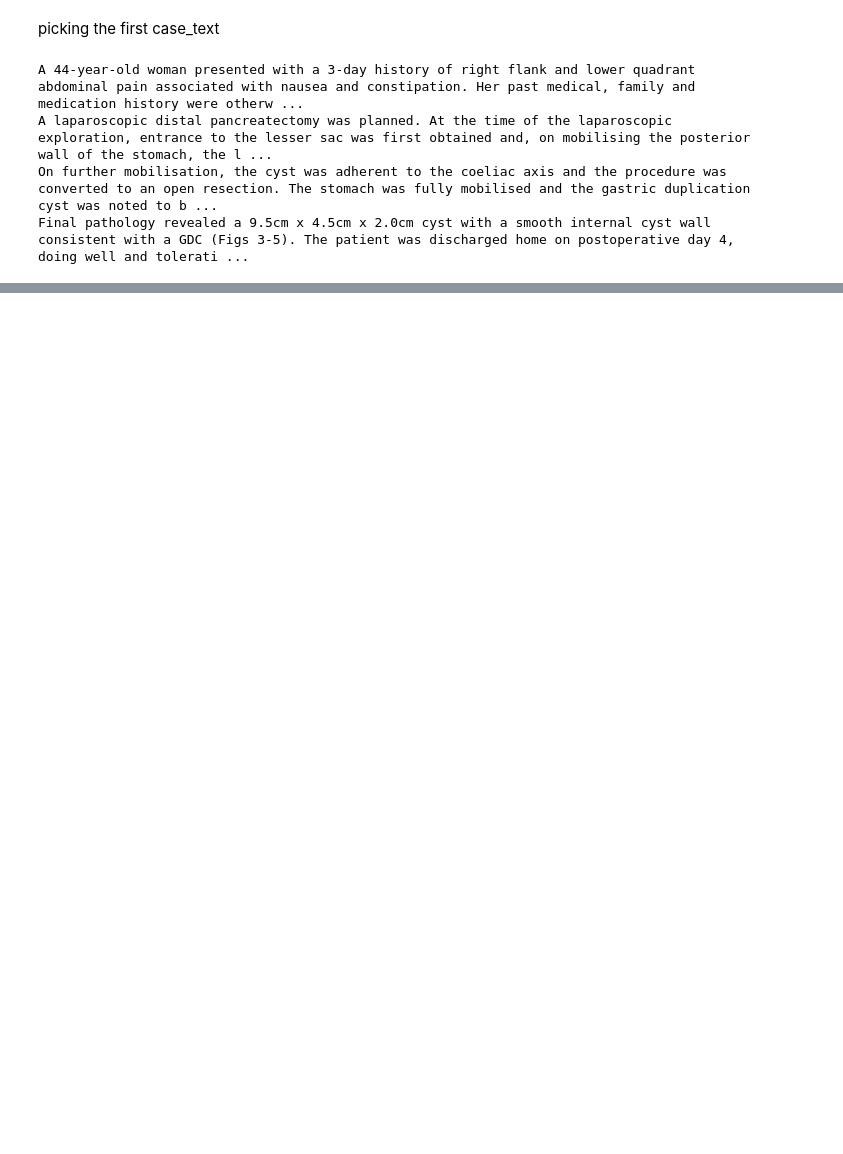
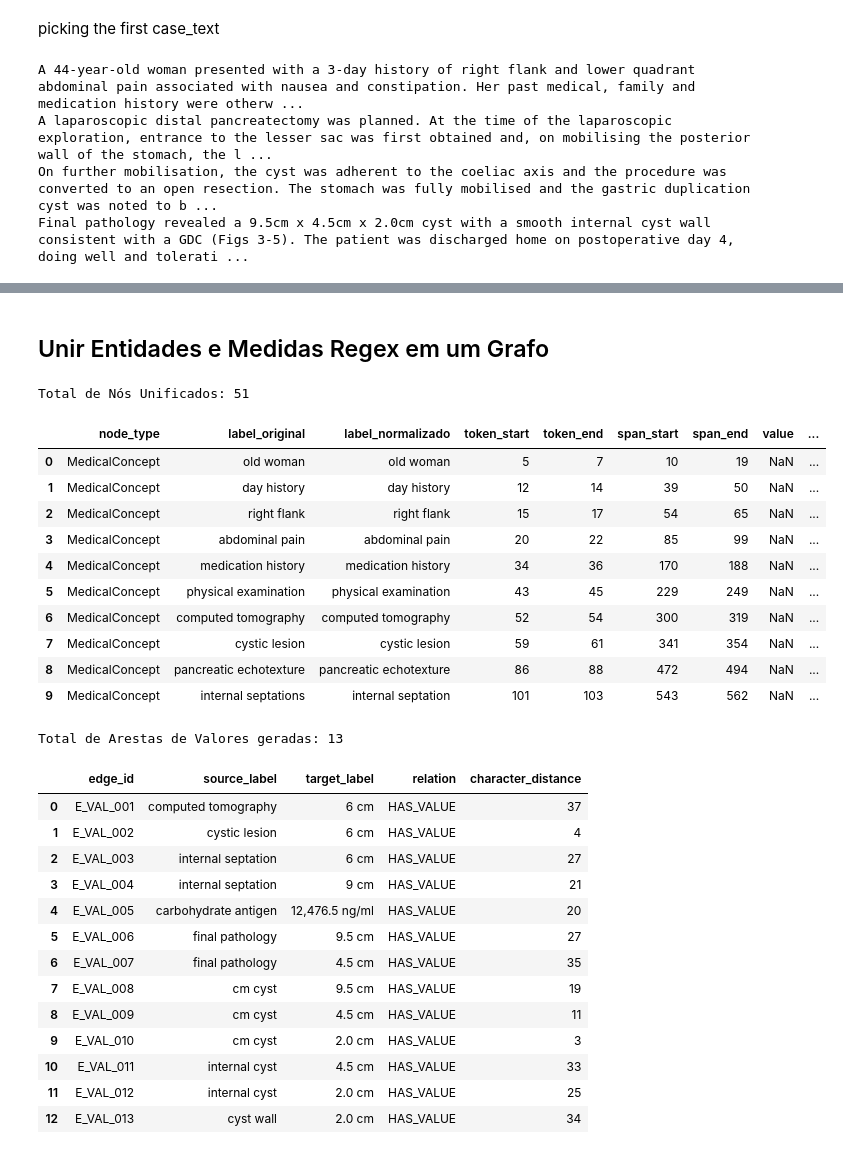
Before and after one commit to jpfrare/MC896-NLP, a Jupyter notebook: project1/pipelines/notebooks/processing.ipynb, the cells around one changed output, grey strips where cells are left out. Saved outputs shown, nothing was run; the diff lists cells and outputs as text; code cells hidden in the pictures; blank space fills up the shorter version.

```diff
--- a/project1/pipelines/notebooks/processing.ipynb
+++ b/project1/pipelines/notebooks/processing.ipynb
@@ -73,0 +212,57 @@ text: ., lema: 12646065887601541794, POS: PUNCT, lower: .
+# %% [markdown]
+## Unir Entidades e Medidas Regex em um Grafo
+# %%
+final_nodes_df = pd.concat([nodes_df, measurements_df], ignore_index=True)
+
+print(f"Total de Nós Unificados: {len(final_nodes_df)}")
+display(final_nodes_df.head(10))
+
+# 3. criar arestas por proximidade de caracteres
+combined_edges = []
+edge_id_counter = 1
+
+for _, ent_row in nodes_df.iterrows():
+    for _, meas_row in measurements_df.iterrows():
+        distancia = abs(ent_row['span_start'] - meas_row['span_start'])
+        if distancia < 40:
+            combined_edges.append({
+                'edge_id': f"E_VAL_{edge_id_counter:03d}",
+                'source_label': ent_row['label_normalizado'],
+                'target_label': meas_row['label_normalizado'],
+                'relation': 'HAS_VALUE',
+                'character_distance': distancia
+            })
+            edge_id_counter += 1
+
+final_edges_df = pd.DataFrame(combined_edges).drop_duplicates(subset=['source_label', 'target_label'])
+
+print(f"\nTotal de Arestas de Valores geradas: {len(final_edges_df)}")
+display(final_edges_df)
+# %% [output]
+Total de Nós Unificados: 51
+|  | node_type | label_original | label_normalizado | token_start | token_end | span_start | span_end | value | ... |
+| 0 | MedicalConcept | old woman | old woman | 5 | 7 | 10 | 19 | NaN | ... |
+| 1 | MedicalConcept | day history | day history | 12 | 14 | 39 | 50 | NaN | ... |
+| 2 | MedicalConcept | right flank | right flank | 15 | 17 | 54 | 65 | NaN | ... |
+| 3 | MedicalConcept | abdominal pain | abdominal pain | 20 | 22 | 85 | 99 | NaN | ... |
+| 4 | MedicalConcept | medication history | medication history | 34 | 36 | 170 | 188 | NaN | ... |
+| 5 | MedicalConcept | physical examination | physical examination | 43 | 45 | 229 | 249 | NaN | ... |
+| 6 | MedicalConcept | computed tomography | computed tomography | 52 | 54 | 300 | 319 | NaN | ... |
+| 7 | MedicalConcept | cystic lesion | cystic lesion | 59 | 61 | 341 | 354 | NaN | ... |
+| 8 | MedicalConcept | pancreatic echotexture | pancreatic echotexture | 86 | 88 | 472 | 494 | NaN | ... |
+| 9 | MedicalConcept | internal septations | internal septation | 101 | 103 | 543 | 562 | NaN | ... |
+Total de Arestas de Valores geradas: 13
+|  | edge_id | source_label | target_label | relation | character_distance |
+| 0 | E_VAL_001 | computed tomography | 6 cm | HAS_VALUE | 37 |
+| 1 | E_VAL_002 | cystic lesion | 6 cm | HAS_VALUE | 4 |
+| 2 | E_VAL_003 | internal septation | 6 cm | HAS_VALUE | 27 |
+| 3 | E_VAL_004 | internal septation | 9 cm | HAS_VALUE | 21 |
+| 4 | E_VAL_005 | carbohydrate antigen | 12,476.5 ng/ml | HAS_VALUE | 20 |
+| 5 | E_VAL_006 | final pathology | 9.5 cm | HAS_VALUE | 27 |
+| 6 | E_VAL_007 | final pathology | 4.5 cm | HAS_VALUE | 35 |
+| 7 | E_VAL_008 | cm cyst | 9.5 cm | HAS_VALUE | 19 |
+| 8 | E_VAL_009 | cm cyst | 4.5 cm | HAS_VALUE | 11 |
+| 9 | E_VAL_010 | cm cyst | 2.0 cm | HAS_VALUE | 3 |
+| 10 | E_VAL_011 | internal cyst | 4.5 cm | HAS_VALUE | 33 |
+| 11 | E_VAL_012 | internal cyst | 2.0 cm | HAS_VALUE | 25 |
+| 12 | E_VAL_013 | cyst wall | 2.0 cm | HAS_VALUE | 34 |
```
Also changed, not shown: parts of 11 cells of this notebook.
